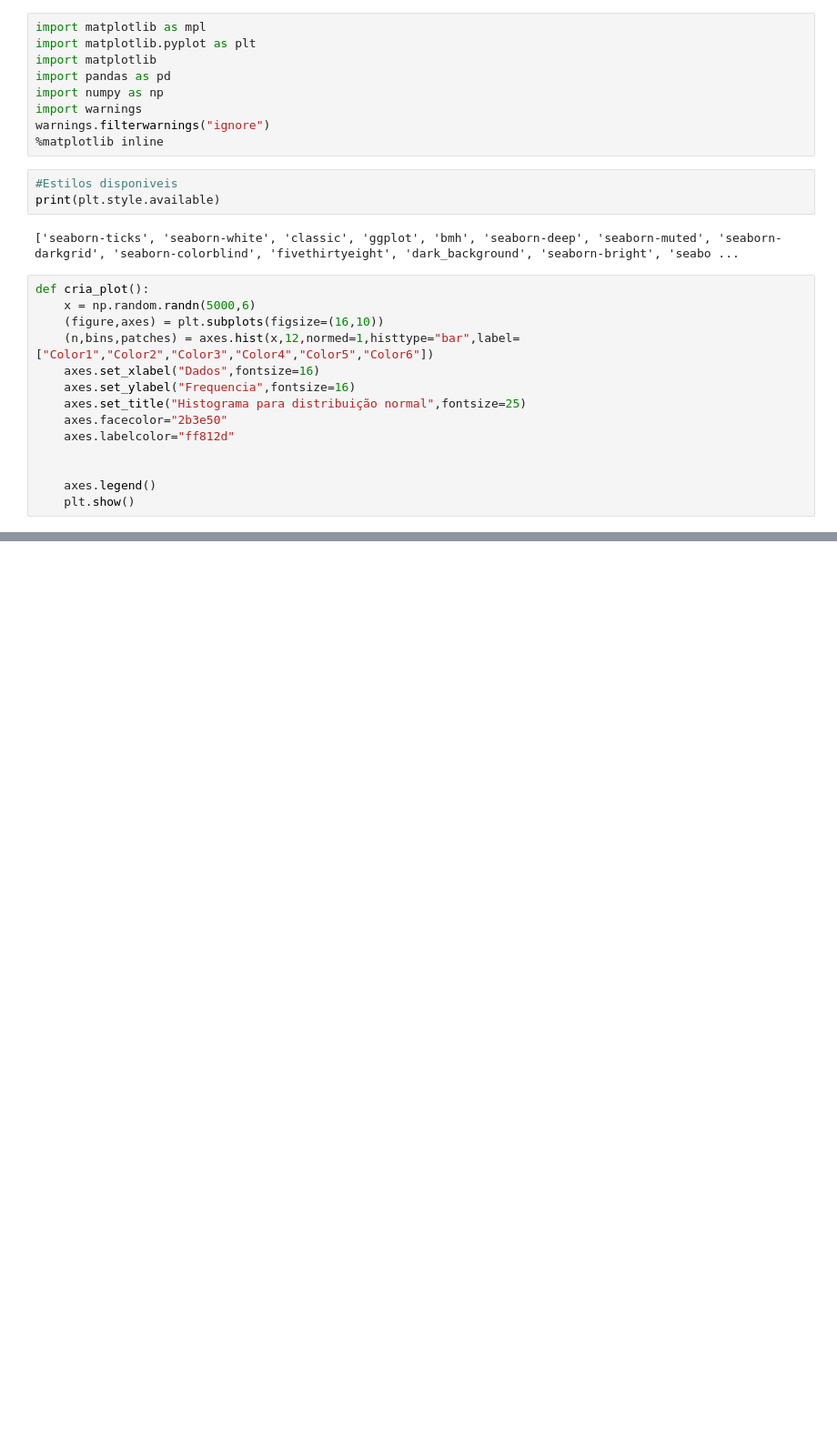
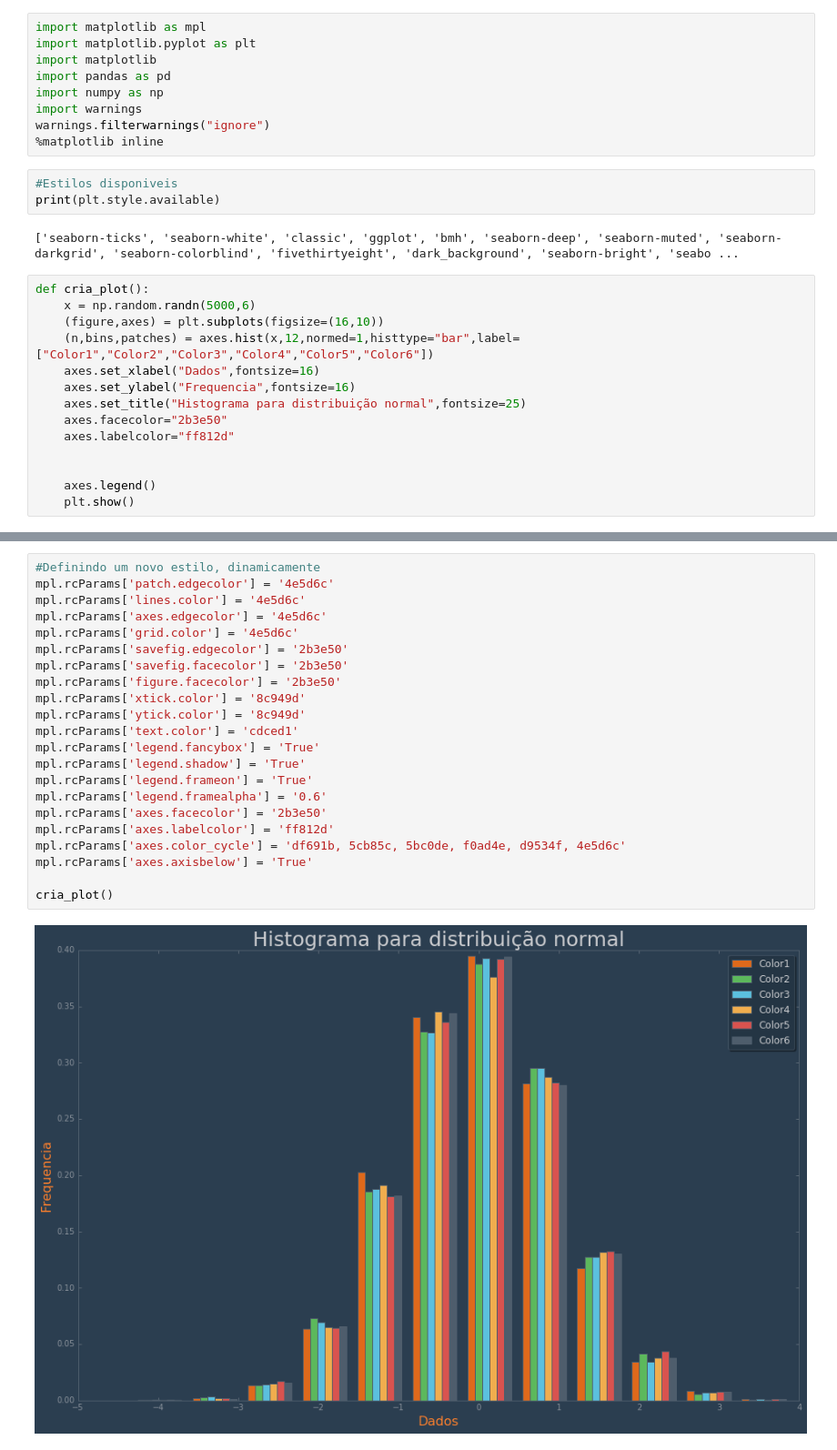
Before and after one commit to rromanini/CursoSpark, a Jupyter notebook: Matplotlib avancado.ipynb, the cells around one changed output, grey strips where cells are left out. Shown at 91% size. Cells and saved outputs as stored; diff of their text form; blank space fills up the shorter version.

```diff
--- a/Matplotlib avancado.ipynb
+++ b/Matplotlib avancado.ipynb
@@ -35,0 +29,24 @@ NameError: name 'get_file_content' is not defined
+# %%
+#Definindo um novo estilo, dinamicamente
+mpl.rcParams['patch.edgecolor'] = '4e5d6c'
+mpl.rcParams['lines.color'] = '4e5d6c'
+mpl.rcParams['axes.edgecolor'] = '4e5d6c'
+mpl.rcParams['grid.color'] = '4e5d6c'
+mpl.rcParams['savefig.edgecolor'] = '2b3e50'
+mpl.rcParams['savefig.facecolor'] = '2b3e50'
+mpl.rcParams['figure.facecolor'] = '2b3e50'
+mpl.rcParams['xtick.color'] = '8c949d'
+mpl.rcParams['ytick.color'] = '8c949d'
+mpl.rcParams['text.color'] = 'cdced1'
+mpl.rcParams['legend.fancybox'] = 'True'
+mpl.rcParams['legend.shadow'] = 'True'
+mpl.rcParams['legend.frameon'] = 'True'
+mpl.rcParams['legend.framealpha'] = '0.6'
+mpl.rcParams['axes.facecolor'] = '2b3e50'
+mpl.rcParams['axes.labelcolor'] = 'ff812d'
+mpl.rcParams['axes.color_cycle'] = 'df691b, 5cb85c, 5bc0de, f0ad4e, d9534f, 4e5d6c'
+mpl.rcParams['axes.axisbelow'] = 'True'
+
+cria_plot()
+# %% [output]
+[figure, added]
```
Also changed, not shown: parts of 2 cells of this notebook.
